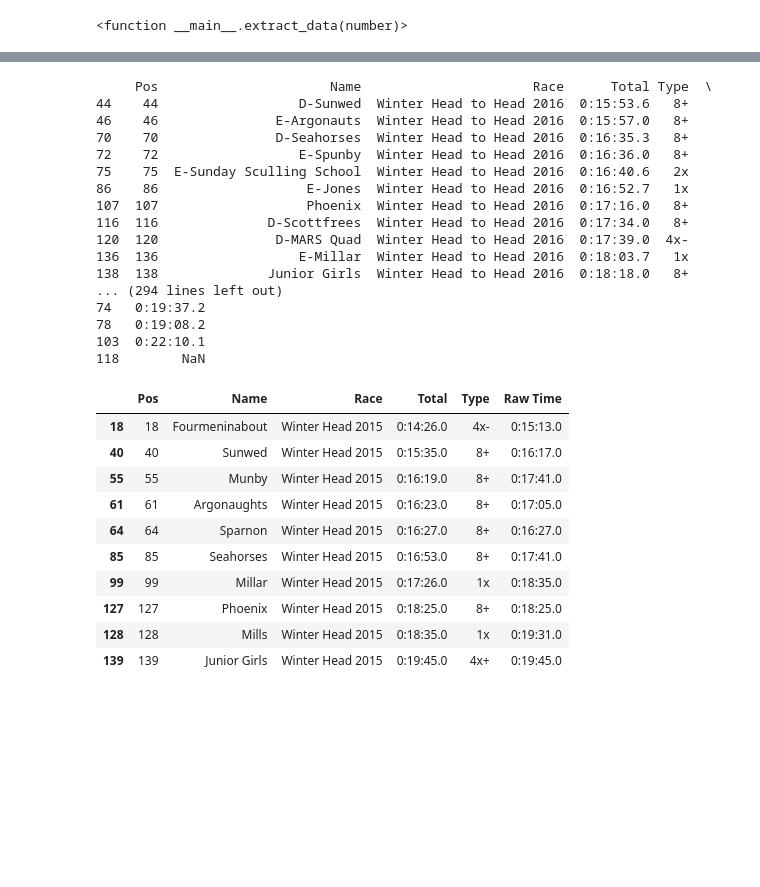
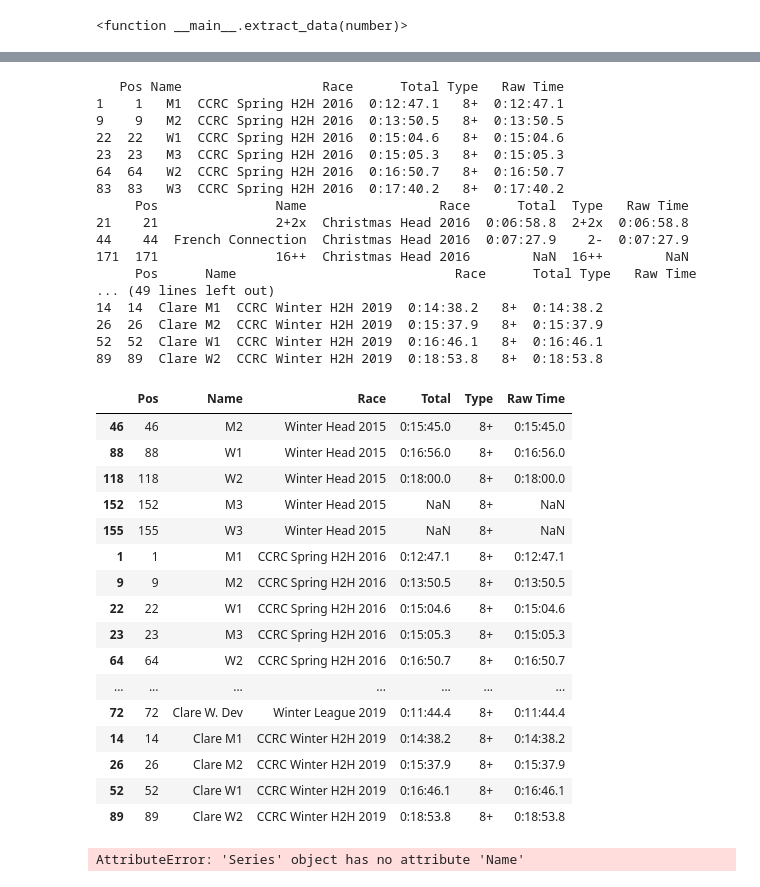
Before and after one commit to tofuman/RowClockStats, a Jupyter notebook: RowClock.ipynb, the cells around one changed output, grey strips where cells are left out. Drawn from its saved outputs; the diff is of its cells as text; code cells hidden in the pictures; blank space fills up the shorter version.

```diff
--- a/RowClock.ipynb
+++ b/RowClock.ipynb
@@ -100,46 +100,58 @@ frames
 
  [120 rows x 16 columns]}
 # %%
-clare_names = ["Champs", "Champion of the Thames"]
+clare_names = ["Clare", "Clare BC", "Clare Boat Club"]
 clare_m1_finish = None
 for name, frame in frames.items():
     clare = frame.Club.isin(clare_names)
     m1 = frame["Name"] == "M1"
     if frame[clare].size > 0:
         frame["Race"] = name
         new_data = (frame[clare])[['Pos','Name', 'Race', 'Total', 'Type', 'Raw Time']]
         if clare_m1_finish is None:
             clare_m1_finish = new_data
         else:
-            clare_m1_finish.append(new_data)
+            clare_m1_finish = clare_m1_finish.append(new_data, )
             print(new_data)
 clare_m1_finish
 # %% [output]
-     Pos                      Name                      Race      Total Type  \
-44    44                  D-Sunwed  Winter Head to Head 2016  0:15:53.6   8+
-46    46               E-Argonauts  Winter Head to Head 2016  0:15:57.0   8+
-70    70               D-Seahorses  Winter Head to Head 2016  0:16:35.3   8+
-72    72                  E-Spunby  Winter Head to Head 2016  0:16:36.0   8+
-75    75  E-Sunday Sculling School  Winter Head to Head 2016  0:16:40.6   2x
-86    86                   E-Jones  Winter Head to Head 2016  0:16:52.7   1x
-107  107                   Phoenix  Winter Head to Head 2016  0:17:16.0   8+
-116  116              D-Scottfrees  Winter Head to Head 2016  0:17:34.0   8+
-120  120               D-MARS Quad  Winter Head to Head 2016  0:17:39.0  4x-
-136  136                  E-Millar  Winter Head to Head 2016  0:18:03.7   1x
-138  138              Junior Girls  Winter Head to Head 2016  0:18:18.0   8+
-... (294 lines left out)
-74   0:19:37.2
-78   0:19:08.2
-103  0:22:10.1
-118        NaN
+   Pos Name                  Race      Total Type   Raw Time
+1    1   M1  CCRC Spring H2H 2016  0:12:47.1   8+  0:12:47.1
+9    9   M2  CCRC Spring H2H 2016  0:13:50.5   8+  0:13:50.5
+22  22   W1  CCRC Spring H2H 2016  0:15:04.6   8+  0:15:04.6
+23  23   M3  CCRC Spring H2H 2016  0:15:05.3   8+  0:15:05.3
+64  64   W2  CCRC Spring H2H 2016  0:16:50.7   8+  0:16:50.7
+83  83   W3  CCRC Spring H2H 2016  0:17:40.2   8+  0:17:40.2
+     Pos               Name                 Race      Total  Type   Raw Time
+21    21               2+2x  Christmas Head 2016  0:06:58.8  2+2x  0:06:58.8
+44    44  French Connection  Christmas Head 2016  0:07:27.9    2-  0:07:27.9
+171  171               16++  Christmas Head 2016        NaN  16++        NaN
+     Pos      Name                            Race      Total Type   Raw Time
+... (49 lines left out)
+14  14  Clare M1  CCRC Winter H2H 2019  0:14:38.2   8+  0:14:38.2
+26  26  Clare M2  CCRC Winter H2H 2019  0:15:37.9   8+  0:15:37.9
+52  52  Clare W1  CCRC Winter H2H 2019  0:16:46.1   8+  0:16:46.1
+89  89  Clare W2  CCRC Winter H2H 2019  0:18:53.8   8+  0:18:53.8
 |  | Pos | Name | Race | Total | Type | Raw Time |
-| 18 | 18 | Fourmeninabout | Winter Head 2015 | 0:14:26.0 | 4x- | 0:15:13.0 |
-| 40 | 40 | Sunwed | Winter Head 2015 | 0:15:35.0 | 8+ | 0:16:17.0 |
-| 55 | 55 | Munby | Winter Head 2015 | 0:16:19.0 | 8+ | 0:17:41.0 |
-| 61 | 61 | Argonaughts | Winter Head 2015 | 0:16:23.0 | 8+ | 0:17:05.0 |
-| 64 | 64 | Sparnon | Winter Head 2015 | 0:16:27.0 | 8+ | 0:16:27.0 |
-| 85 | 85 | Seahorses | Winter Head 2015 | 0:16:53.0 | 8+ | 0:17:41.0 |
-| 99 | 99 | Millar | Winter Head 2015 | 0:17:26.0 | 1x | 0:18:35.0 |
-| 127 | 127 | Phoenix | Winter Head 2015 | 0:18:25.0 | 8+ | 0:18:25.0 |
-| 128 | 128 | Mills | Winter Head 2015 | 0:18:35.0 | 1x | 0:19:31.0 |
-| 139 | 139 | Junior Girls | Winter Head 2015 | 0:19:45.0 | 4x+ | 0:19:45.0 |
+| 46 | 46 | M2 | Winter Head 2015 | 0:15:45.0 | 8+ | 0:15:45.0 |
+| 88 | 88 | W1 | Winter Head 2015 | 0:16:56.0 | 8+ | 0:16:56.0 |
+| 118 | 118 | W2 | Winter Head 2015 | 0:18:00.0 | 8+ | 0:18:00.0 |
+| 152 | 152 | M3 | Winter Head 2015 | NaN | 8+ | NaN |
+| 155 | 155 | W3 | Winter Head 2015 | NaN | 8+ | NaN |
+| 1 | 1 | M1 | CCRC Spring H2H 2016 | 0:12:47.1 | 8+ | 0:12:47.1 |
+| 9 | 9 | M2 | CCRC Spring H2H 2016 | 0:13:50.5 | 8+ | 0:13:50.5 |
+| 22 | 22 | W1 | CCRC Spring H2H 2016 | 0:15:04.6 | 8+ | 0:15:04.6 |
+| 23 | 23 | M3 | CCRC Spring H2H 2016 | 0:15:05.3 | 8+ | 0:15:05.3 |
+| 64 | 64 | W2 | CCRC Spring H2H 2016 | 0:16:50.7 | 8+ | 0:16:50.7 |
+| ... | ... | ... | ... | ... | ... | ... |
+| 72 | 72 | Clare W. Dev | Winter League 2019 | 0:11:44.4 | 8+ | 0:11:44.4 |
+| 14 | 14 | Clare M1 | CCRC Winter H2H 2019 | 0:14:38.2 | 8+ | 0:14:38.2 |
+| 26 | 26 | Clare M2 | CCRC Winter H2H 2019 | 0:15:37.9 | 8+ | 0:15:37.9 |
+| 52 | 52 | Clare W1 | CCRC Winter H2H 2019 | 0:16:46.1 | 8+ | 0:16:46.1 |
+| 89 | 89 | Clare W2 | CCRC Winter H2H 2019 | 0:18:53.8 | 8+ | 0:18:53.8 |
+# %%
+clare_names = ["M1", "Clare M1"]
+clare_m1_finish = clare_m1_finish[clare_m1_finish.Name.isin(clare_names)]
+clare_m1_finish
+# %% [output]
+AttributeError: 'Series' object has no attribute 'Name'
```
